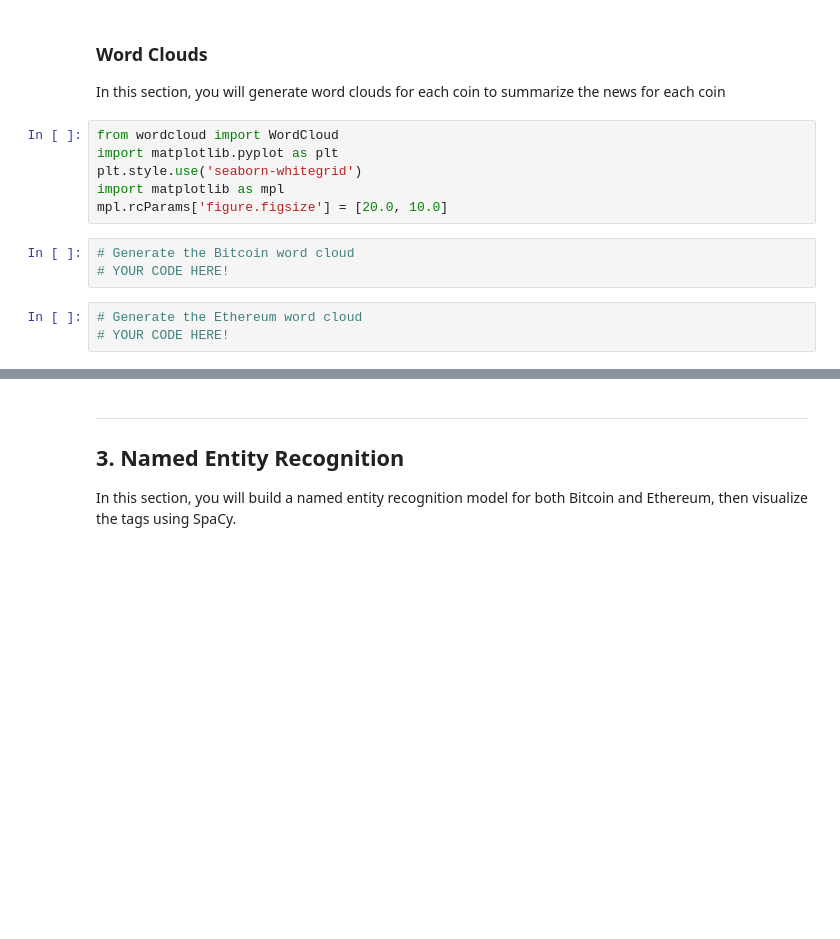
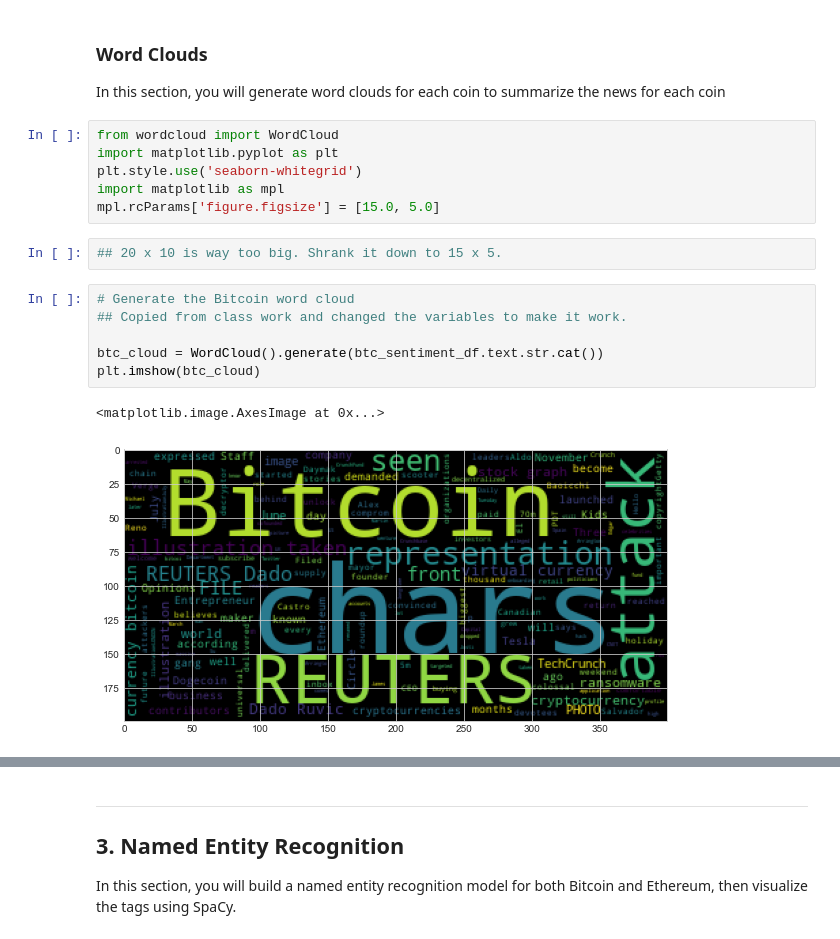
Before and after one commit to Mojojojoborras/class3-repo, a Jupyter notebook: week12_resources/crypto_sentiment.ipynb, the cells around one changed output, grey strips where cells are left out. Cells and saved outputs as stored; diff of their text form; blank space fills up the shorter version.

```diff
--- a/week12_resources/crypto_sentiment.ipynb
+++ b/week12_resources/crypto_sentiment.ipynb
@@ -413,10 +435,15 @@ from wordcloud import WordCloud
 import matplotlib.pyplot as plt
 plt.style.use('seaborn-whitegrid')
 import matplotlib as mpl
-mpl.rcParams['figure.figsize'] = [20.0, 10.0]
+mpl.rcParams['figure.figsize'] = [15.0, 5.0]
-# %%
-# Generate the Bitcoin word cloud
-# YOUR CODE HERE!
-# %%
-# Generate the Ethereum word cloud
-# YOUR CODE HERE!
+# %%
+## 20 x 10 is way too big. Shrank it down to 15 x 5.
+# %%
+# Generate the Bitcoin word cloud
+## Copied from class work and changed the variables to make it work.
+
+btc_cloud = WordCloud().generate(btc_sentiment_df.text.str.cat())
+plt.imshow(btc_cloud)
+# %% [output]
+<matplotlib.image.AxesImage at 0x...>
+[figure, added]
```
Also changed, not shown: parts of 43 cells of this notebook.
